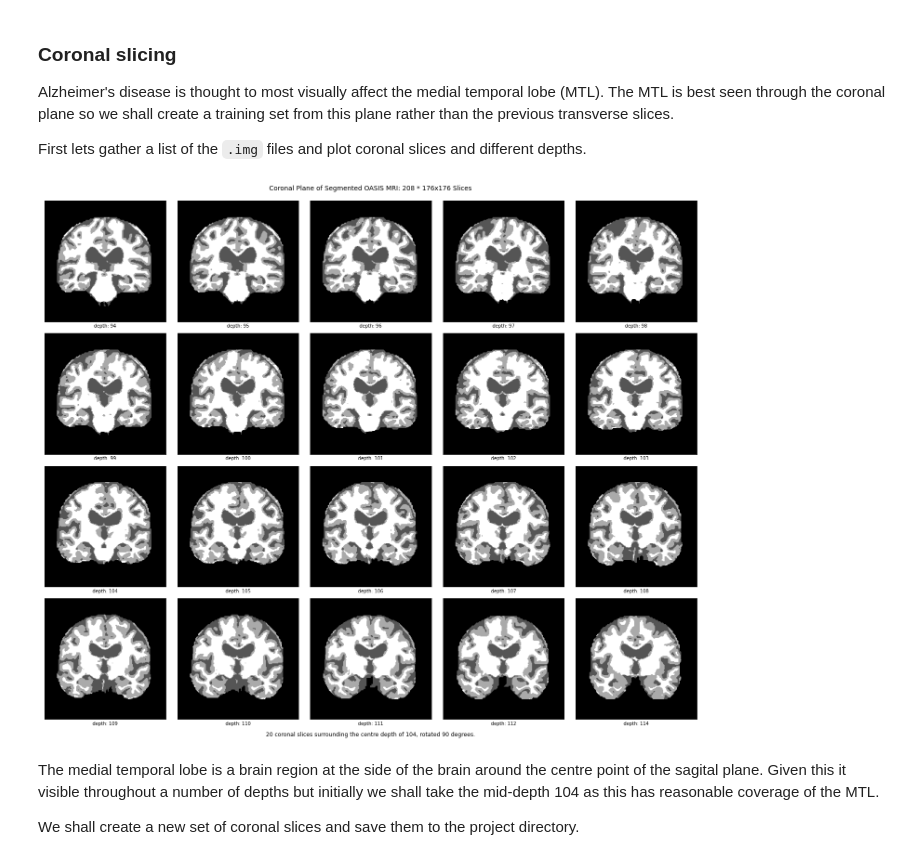
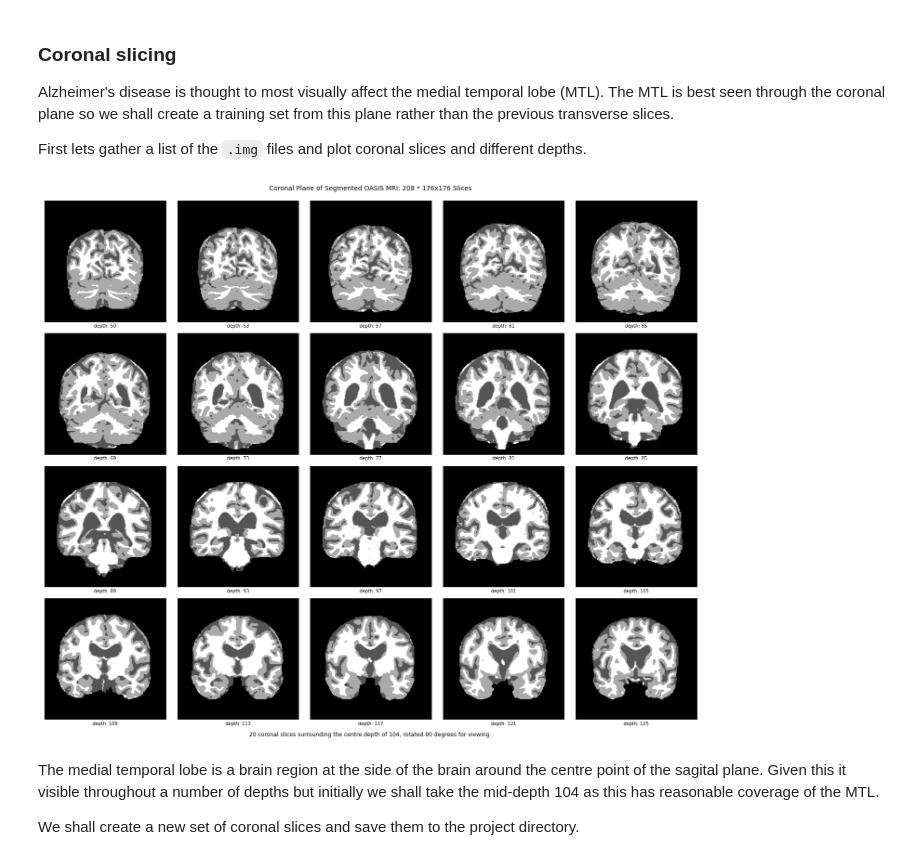
Before and after one commit to kaihulme/ad-gan, a Jupyter notebook: notebooks/data_handling_oasis.ipynb, the cells around one changed output. Cells and saved outputs as stored; diff of their text form; code cells hidden in the pictures.

```diff
--- a/notebooks/data_handling_oasis.ipynb
+++ b/notebooks/data_handling_oasis.ipynb
@@ -306,27 +306,27 @@ First lets gather a list of the `.img` files and plot coronal slices and differe
 # %%
 fsl_imgs = [[os.path.join(fsl_dir, fsl_path) for fsl_path in os.listdir(fsl_dir) if fsl_path[-4:] == ".img"][0] for fsl_dir in fsl_dirs]
 
 nii = nib.load(fsl_imgs[0])
 volume = nii.get_fdata()
 n, rows = 20, 4
 w, d, h, _ = volume.shape
 
 fig, ax = plt.subplots(figsize=(20, 16))
 plt.figtext(0.5, 1.01, "Coronal Plane of Segmented OASIS MRI: {0} * {1}x{2} Slices".format(d, w, h), ha="center", fontsize=14)
 plt.xticks([])
 plt.yticks([])
 plt.box(None)
-for i, depth in enumerate(np.linspace(94, 114, n).astype(int)):
+for i, depth in enumerate(np.linspace(50, 125, n).astype(int)):
     coron_slice = volume[:, depth, :]
     ax = fig.add_subplot(rows, n//rows, i+1)
     ax = plt.imshow(np.rot90(coron_slice), cmap="gray")
     ax = plt.xlabel("depth: {0}".format(depth))
     ax = plt.xticks([])
     ax = plt.yticks([])
-plt.figtext(0.5, -0.01, "20 coronal slices surrounding the centre depth of 104, rotated 90 degrees.", ha="center", fontsize=12)
+plt.figtext(0.5, -0.01, "20 coronal slices surrounding the centre depth of 104, rotated 90 degrees for viewing.", ha="center", fontsize=12)
 fig.tight_layout()
 # %% [output]
-[figure, old version]
+[figure, new version]
 # %% [markdown]
 The medial temporal lobe is a brain region at the side of the brain around the centre point of the sagital plane. Given this it visible throughout a number of depths but initially we shall take the mid-depth 104 as this has reasonable coverage of the MTL.
 
```
Also changed, not shown: parts of 5 cells of this notebook, 2 other files.
